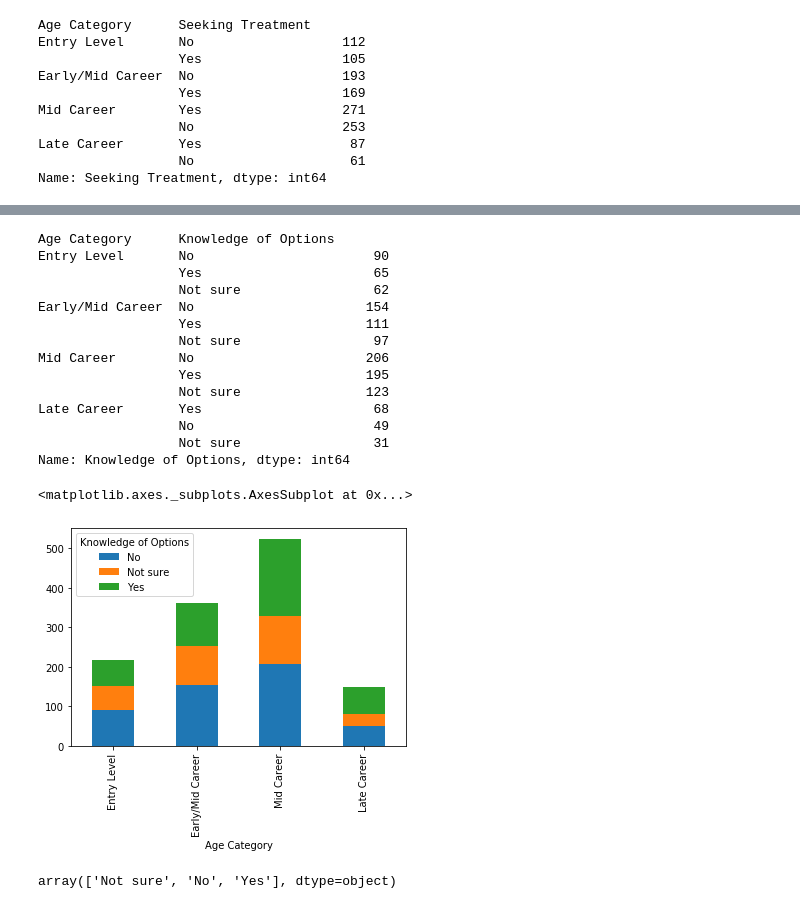
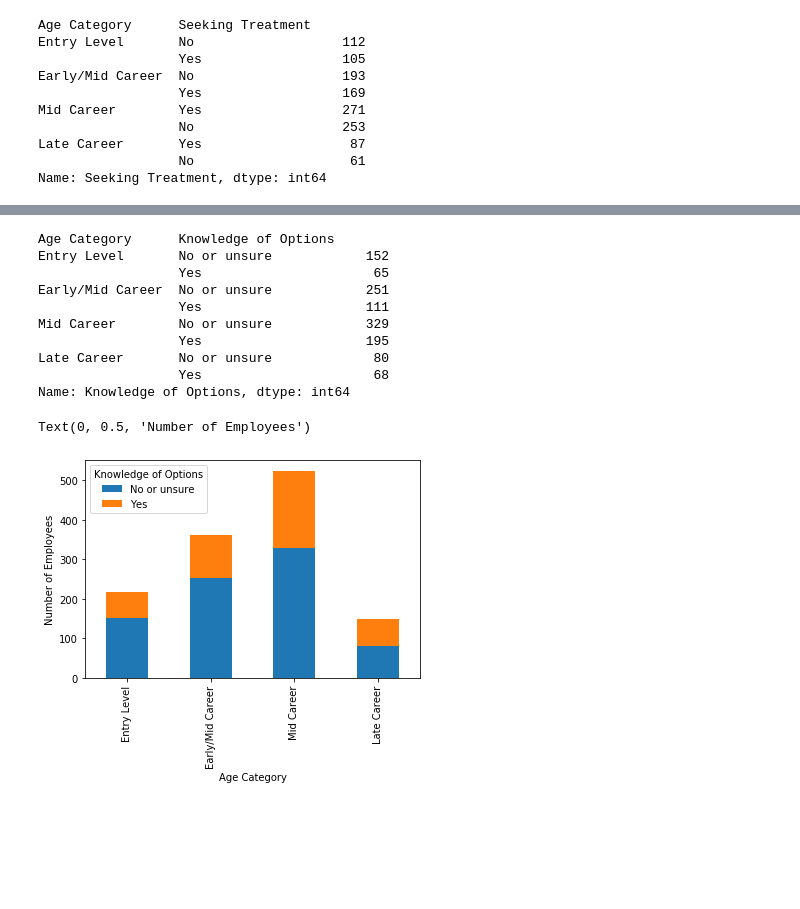
Before and after one commit to baileykayla953/project-one, a Jupyter notebook: mental_health_tech.ipynb, the cells around one changed output, grey strips where cells are left out. Drawn from its saved outputs; the diff is of its cells as text; code cells hidden in the pictures; blank space fills up the shorter version.

```diff
--- a/mental_health_tech.ipynb
+++ b/mental_health_tech.ipynb
@@ -322,0 +319,2 @@ treatment_levels.unstack().plot(kind='bar', stacked=True)
+# %%
+worker_output["Knowledge of Options"]= worker_output['Knowledge of Options'].replace({'Not sure': 'No or unsure', 'No': 'No or unsure'})
@@ -328,25 +342,18 @@ options_levels = age_groupby["Knowledge of Options"].value_counts()
 options_levels
 # %% [output]
 Age Category      Knowledge of Options
-Entry Level       No                       90
+Entry Level       No or unsure            152
                   Yes                      65
-                  Not sure                 62
-Early/Mid Career  No                      154
+Early/Mid Career  No or unsure            251
                   Yes                     111
-                  Not sure                 97
-Mid Career        No                      206
+Mid Career        No or unsure            329
                   Yes                     195
-                  Not sure                123
-Late Career       Yes                      68
-                  No                       49
-                  Not sure                 31
+Late Career       No or unsure             80
+                  Yes                      68
 Name: Knowledge of Options, dtype: int64
 # %%
 options_levels.unstack().plot(kind='bar', stacked=True)
+plt.ylabel("Number of Employees")
 # %% [output]
-<matplotlib.axes._subplots.AxesSubplot at 0x...>
+Text(0, 0.5, 'Number of Employees')
-[figure, old version]
+[figure, new version]
-# %%
-mental_health_df["care_options"].unique()
-# %% [output]
-array(['Not sure', 'No', 'Yes'], dtype=object)
```
Also changed, not shown: parts of 14 cells of this notebook, 6 other files.
